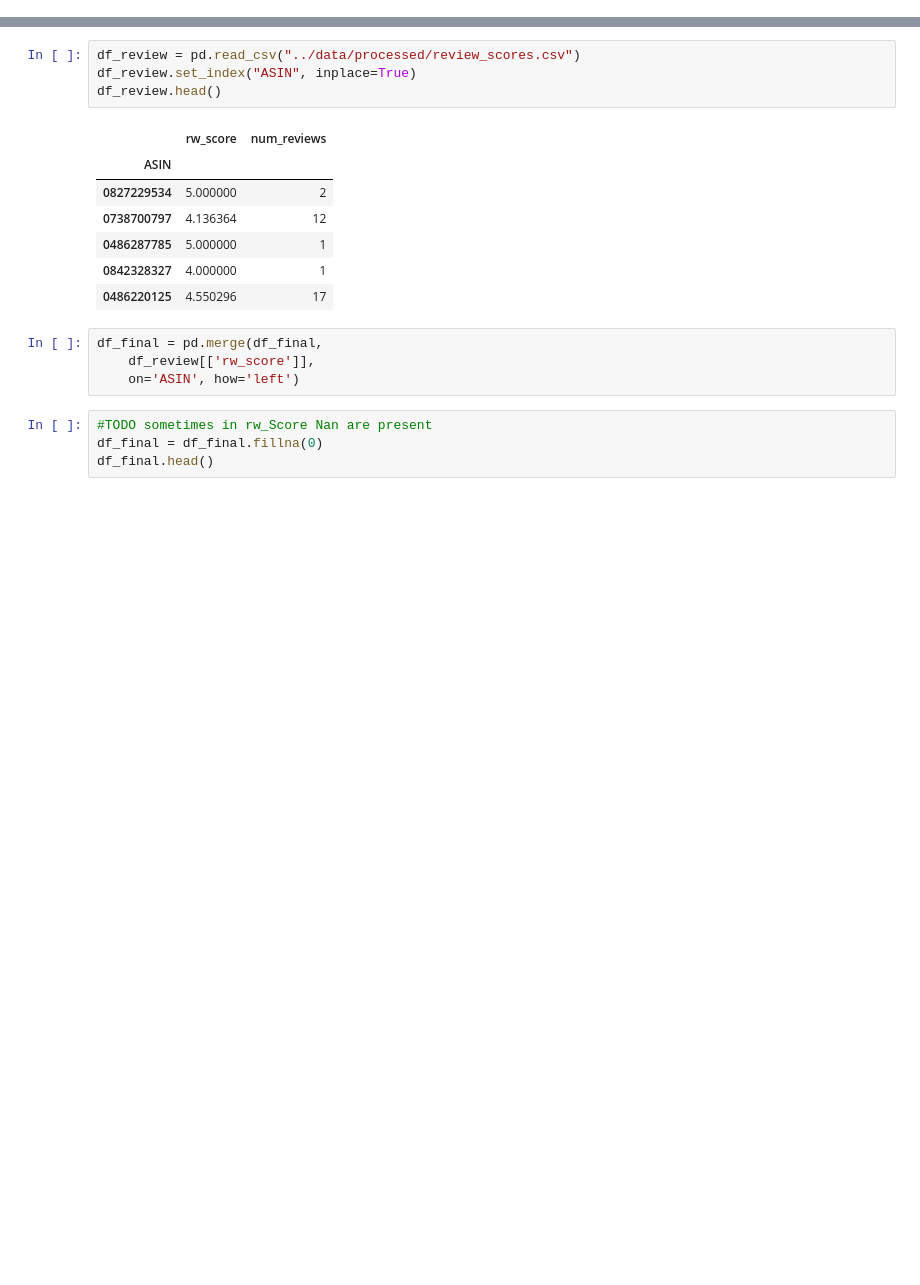
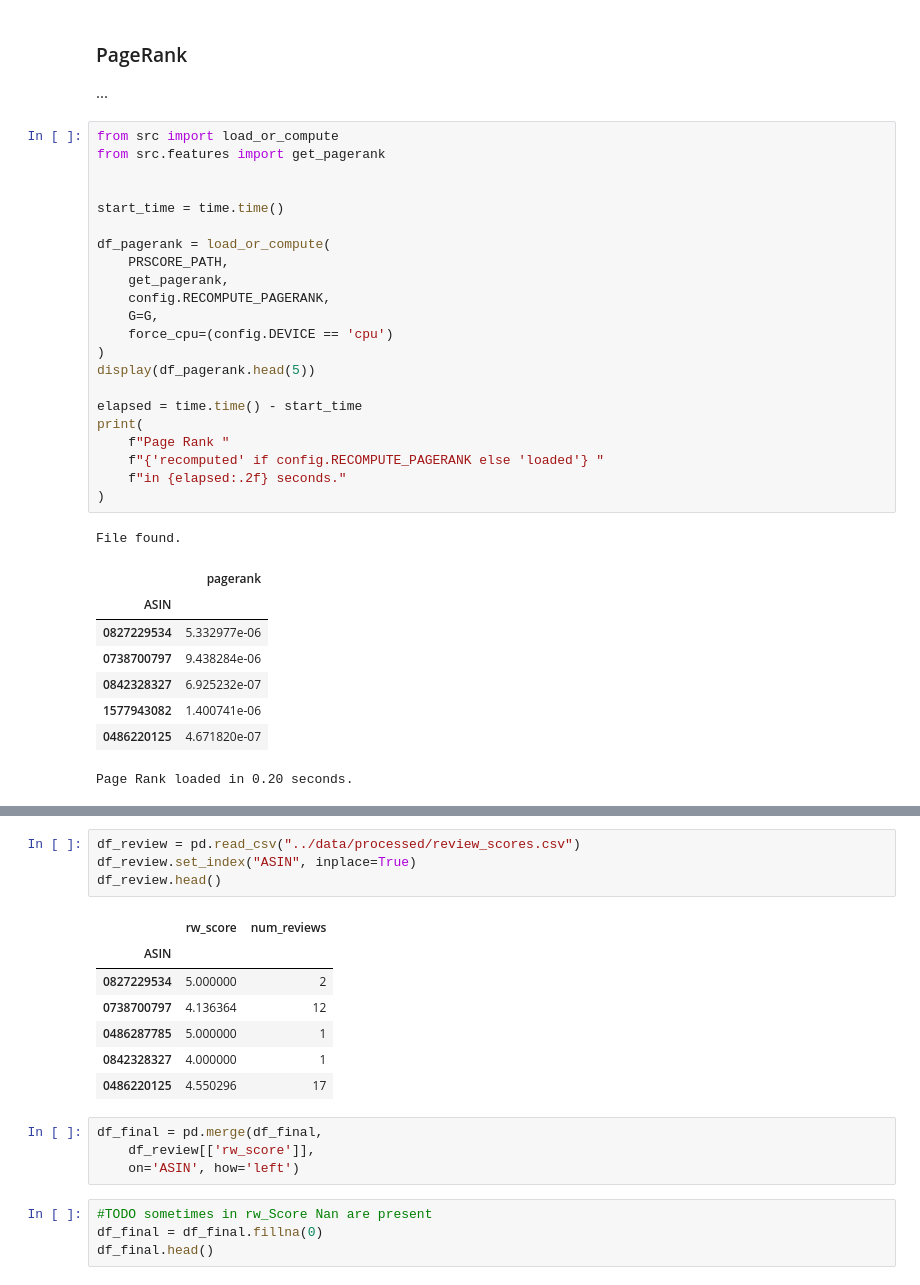
Before and after one commit to raozzo/ProgettoLFN, a Jupyter notebook: Code/notebooks/print.ipynb, the cells around one changed output, grey strips where cells are left out. Saved outputs shown, nothing was run; the diff lists cells and outputs as text; blank space fills up the shorter version.

```diff
--- a/Code/notebooks/print.ipynb
+++ b/Code/notebooks/print.ipynb
@@ -108,0 +175,35 @@ File found.
+# %% [markdown]
+### PageRank
+...
+# %%
+from src import load_or_compute
+from src.features import get_pagerank
+
+
+start_time = time.time()
+
+df_pagerank = load_or_compute(
+    PRSCORE_PATH,
+    get_pagerank,
+    config.RECOMPUTE_PAGERANK,
+    G=G,
+    force_cpu=(config.DEVICE == 'cpu')
+)
+display(df_pagerank.head(5))
+
+elapsed = time.time() - start_time
+print(
+    f"Page Rank "
+    f"{'recomputed' if config.RECOMPUTE_PAGERANK else 'loaded'} "
+    f"in {elapsed:.2f} seconds."
+)
+# %% [output]
+File found.
+|  | pagerank |
+| ASIN |  |
+| 0827229534 | 5.332977e-06 |
+| 0738700797 | 9.438284e-06 |
+| 0842328327 | 6.925232e-07 |
+| 1577943082 | 1.400741e-06 |
+| 0486220125 | 4.671820e-07 |
+Page Rank loaded in 0.20 seconds.
```
Also changed, not shown: parts of 34 cells of this notebook, 8 other files.
